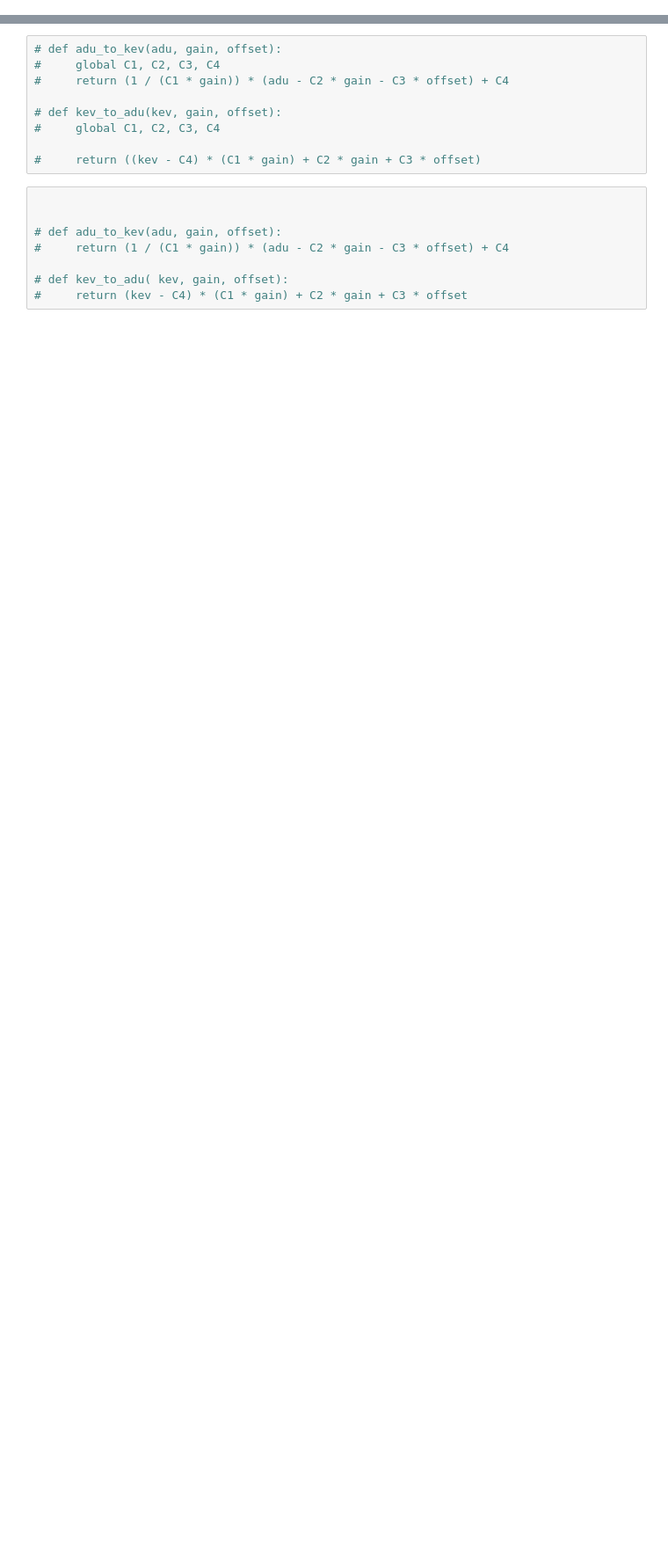
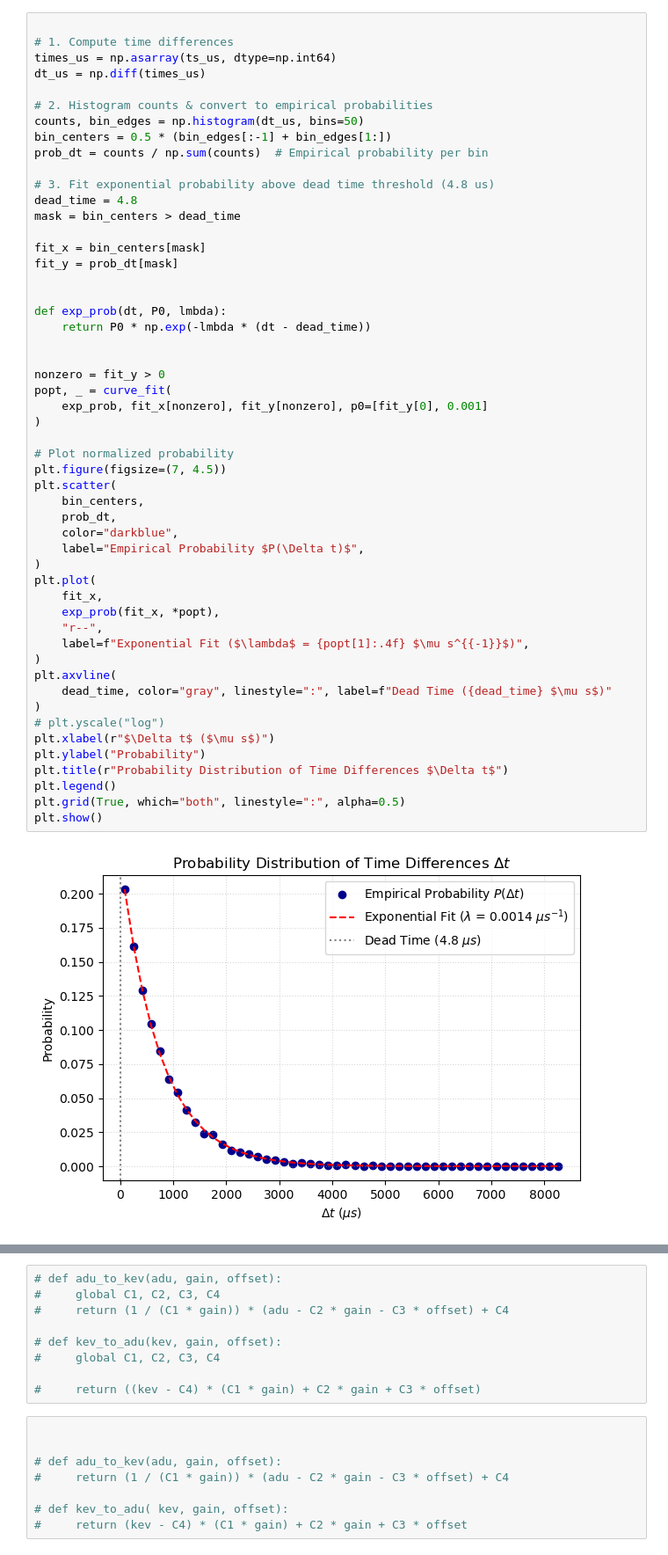
Before and after one commit to EAdelsbach/redpitaya_control, a Jupyter notebook: Notebooks/timestampt.ipynb, the cells around one changed output, grey strips where cells are left out. Shown at 88% size. Saved outputs shown, nothing was run; the diff lists cells and outputs as text; blank space fills up the shorter version.

```diff
--- a/Notebooks/timestampt.ipynb
+++ b/Notebooks/timestampt.ipynb
@@ -121,0 +488,54 @@ plt.show()
+# %%
+
+# 1. Compute time differences
+times_us = np.asarray(ts_us, dtype=np.int64)
+dt_us = np.diff(times_us)
+
+# 2. Histogram counts & convert to empirical probabilities
+counts, bin_edges = np.histogram(dt_us, bins=50)
+bin_centers = 0.5 * (bin_edges[:-1] + bin_edges[1:])
+prob_dt = counts / np.sum(counts)  # Empirical probability per bin
+
+# 3. Fit exponential probability above dead time threshold (4.8 us)
+dead_time = 4.8
+mask = bin_centers > dead_time
+
+fit_x = bin_centers[mask]
+fit_y = prob_dt[mask]
+
+
+def exp_prob(dt, P0, lmbda):
+    return P0 * np.exp(-lmbda * (dt - dead_time))
+
+
+nonzero = fit_y > 0
+popt, _ = curve_fit(
+    exp_prob, fit_x[nonzero], fit_y[nonzero], p0=[fit_y[0], 0.001]
+)
+
+# Plot normalized probability
+plt.figure(figsize=(7, 4.5))
+plt.scatter(
+    bin_centers,
+    prob_dt,
+    color="darkblue",
+    label="Empirical Probability $P(\Delta t)$",
+)
+plt.plot(
+    fit_x,
+    exp_prob(fit_x, *popt),
+    "r--",
+    label=f"Exponential Fit ($\lambda$ = {popt[1]:.4f} $\mu s^{{-1}}$)",
+)
+plt.axvline(
+    dead_time, color="gray", linestyle=":", label=f"Dead Time ({dead_time} $\mu s$)"
+)
+# plt.yscale("log")
+plt.xlabel(r"$\Delta t$ ($\mu s$)")
+plt.ylabel("Probability")
+plt.title(r"Probability Distribution of Time Differences $\Delta t$")
+plt.legend()
+plt.grid(True, which="both", linestyle=":", alpha=0.5)
+plt.show()
+# %% [output]
+[figure, added]
```
Also changed, not shown: parts of 15 cells of this notebook, 38 other files.
